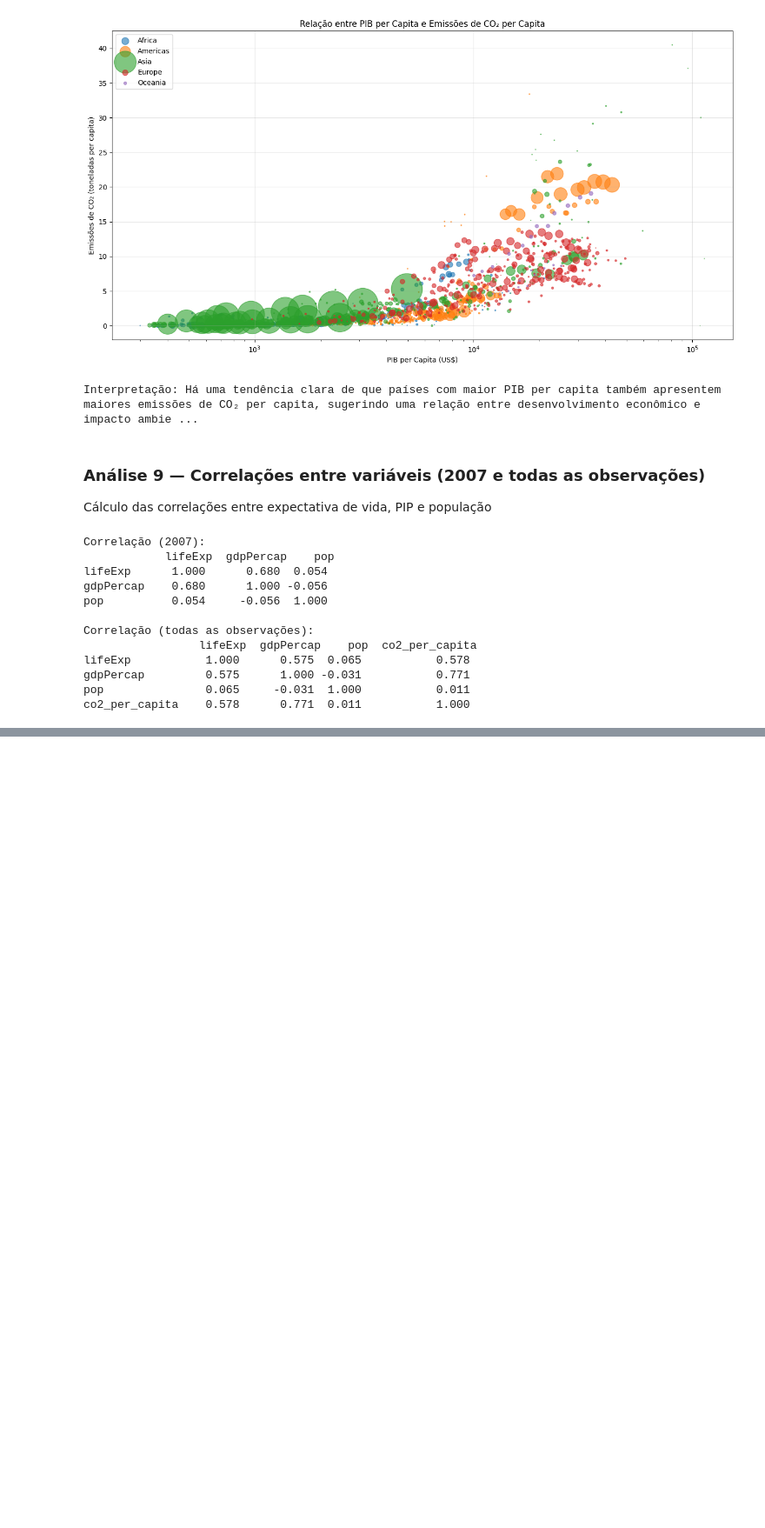
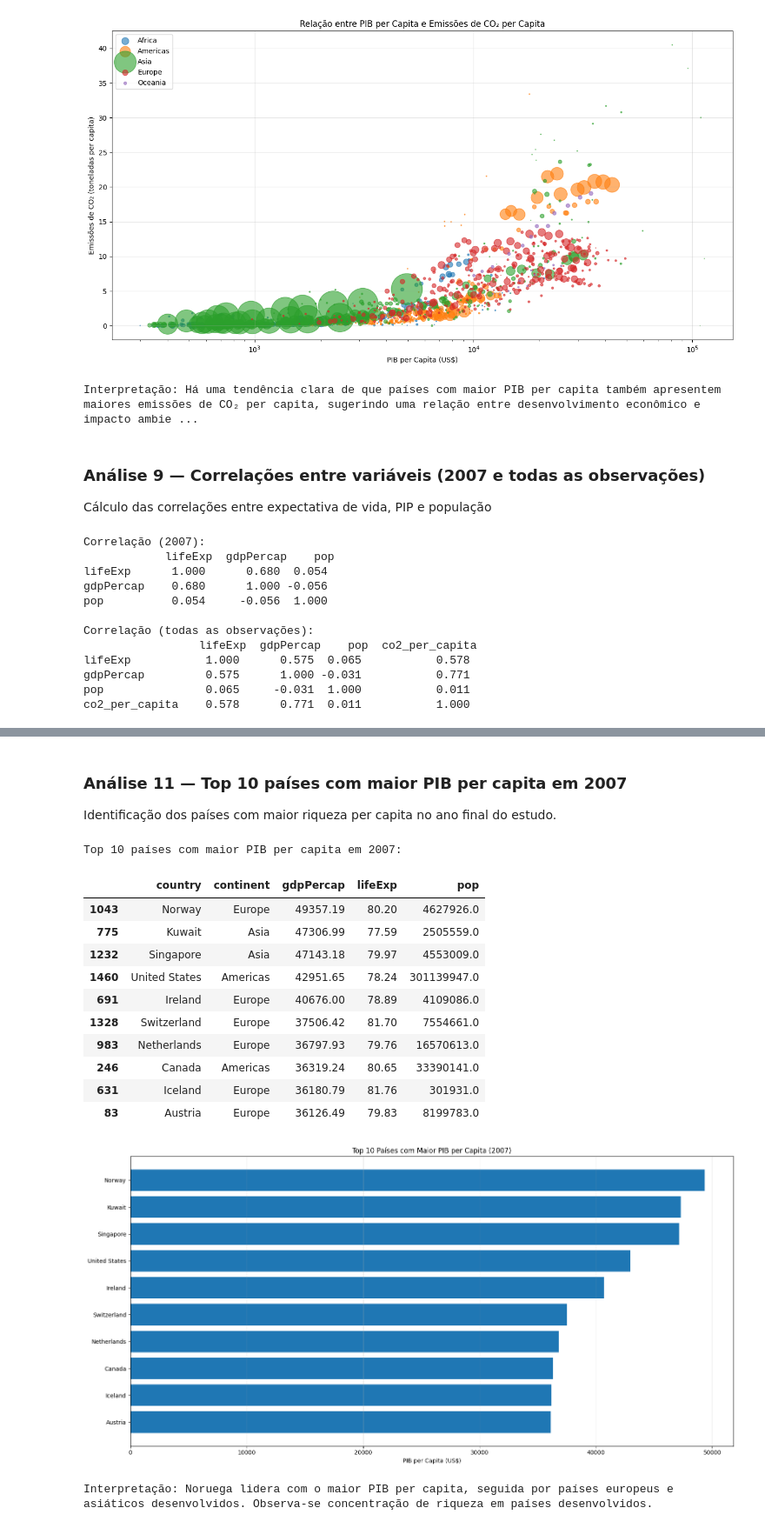
Before and after one commit to kadupenido/python-cd-avaliacao-final-grupo-5, a Jupyter notebook: notebooks/grupo_5_projeto_gapminder.ipynb, the cells around one changed output, grey strips where cells are left out. Shown at 87% size. Saved outputs shown, nothing was run; the diff lists cells and outputs as text; code cells hidden in the pictures; blank space fills up the shorter version.

```diff
--- a/notebooks/grupo_5_projeto_gapminder.ipynb
+++ b/notebooks/grupo_5_projeto_gapminder.ipynb
@@ -322,0 +342,35 @@ co2_per_capita    0.578      0.771  0.011           1.000
+# %% [markdown]
+### Análise 11 — Top 10 países com maior PIB per capita em 2007
+
+Identificação dos países com maior riqueza per capita no ano final do estudo.
+# %%
+# Análise 11
+
+# Top 10 países com maior PIB per capita em 2007
+top10_pib_2007 = ds_2007.nlargest(10, 'gdpPercap')[['country', 'continent', 'gdpPercap', 'lifeExp', 'pop']].round(2)
+
+print("Top 10 países com maior PIB per capita em 2007:")
+display(top10_pib_2007)
+
+# Gráfico de barras horizontais usando função modularizada
+graficos.plotar_barras_horizontais(top10_pib_2007, 'gdpPercap', 'country',
+                                  'Top 10 Países com Maior PIB per Capita (2007)',
+                                  'PIB per Capita (US$)')
+
+# Interpretação
+print('Interpretação: Noruega lidera com o maior PIB per capita, seguida por países europeus e asiáticos desenvolvidos. Observa-se concentração de riqueza em países desenvolvidos.')
+# %% [output]
+Top 10 países com maior PIB per capita em 2007:
+|  | country | continent | gdpPercap | lifeExp | pop |
+| 1043 | Norway | Europe | 49357.19 | 80.20 | 4627926.0 |
+| 775 | Kuwait | Asia | 47306.99 | 77.59 | 2505559.0 |
+| 1232 | Singapore | Asia | 47143.18 | 79.97 | 4553009.0 |
+| 1460 | United States | Americas | 42951.65 | 78.24 | 301139947.0 |
+| 691 | Ireland | Europe | 40676.00 | 78.89 | 4109086.0 |
+| 1328 | Switzerland | Europe | 37506.42 | 81.70 | 7554661.0 |
+| 983 | Netherlands | Europe | 36797.93 | 79.76 | 16570613.0 |
+| 246 | Canada | Americas | 36319.24 | 80.65 | 33390141.0 |
+| 631 | Iceland | Europe | 36180.79 | 81.76 | 301931.0 |
+| 83 | Austria | Europe | 36126.49 | 79.83 | 8199783.0 |
+[figure, added]
+Interpretação: Noruega lidera com o maior PIB per capita, seguida por países europeus e asiáticos desenvolvidos. Observa-se concentração de riqueza em países desenvolvidos.
```
Also changed, not shown: parts of 12 cells of this notebook, 1 other file.
